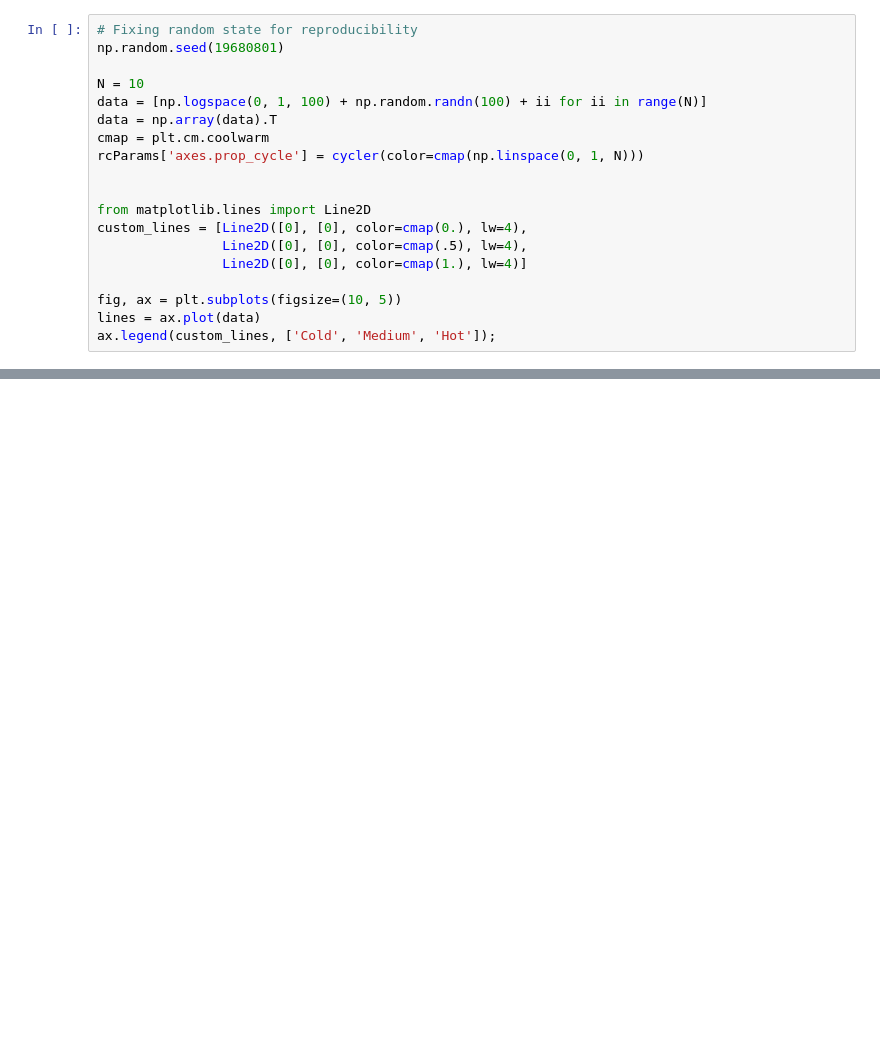
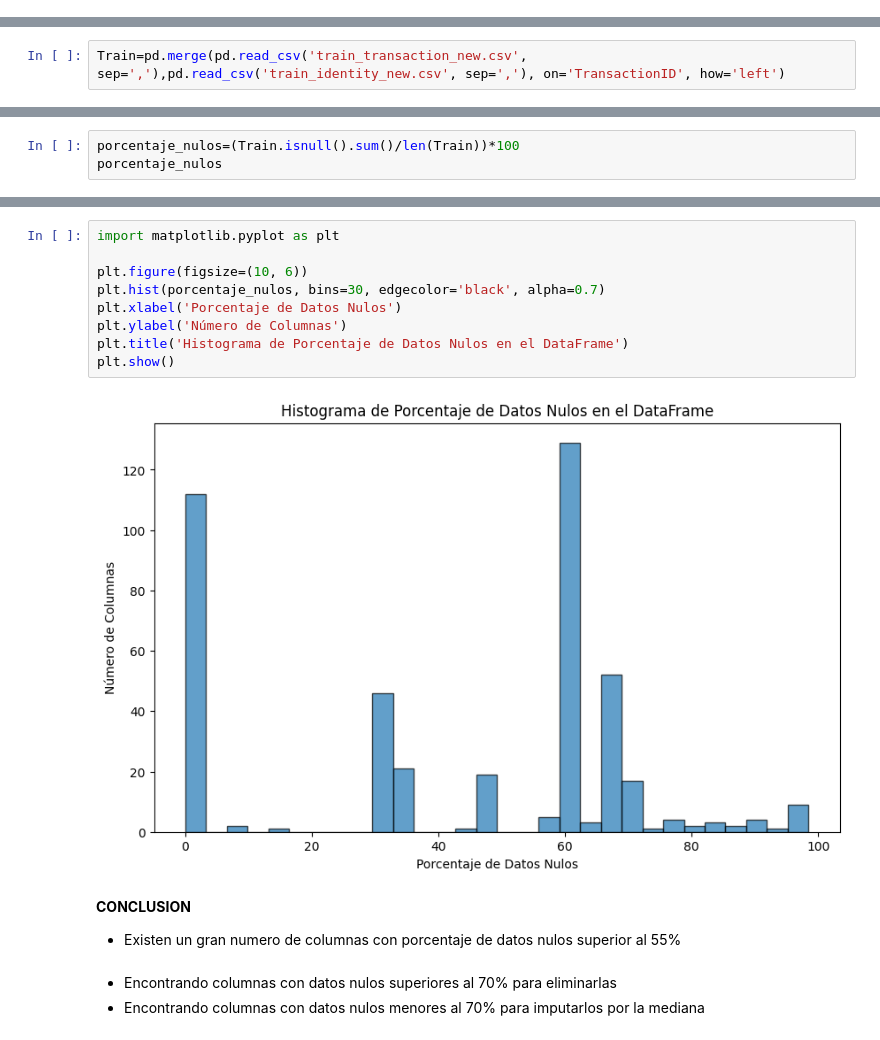
Before and after one commit to gbuvoli/parcial_ML_buvoli, a Jupyter notebook: _sources/notebooks.ipynb, the cells around one changed output, grey strips where cells are left out. Saved outputs shown, nothing was run; the diff lists cells and outputs as text; blank space fills up the shorter version.

```diff
--- a/_sources/notebooks.ipynb
+++ b/_sources/notebooks.ipynb
@@ -47,19 +0,0 @@ plt.ion()
-# %%
-# Fixing random state for reproducibility
-np.random.seed(19680801)
-
-N = 10
-data = [np.logspace(0, 1, 100) + np.random.randn(100) + ii for ii in range(N)]
-data = np.array(data).T
-cmap = plt.cm.coolwarm
-rcParams['axes.prop_cycle'] = cycler(color=cmap(np.linspace(0, 1, N)))
-
-
-from matplotlib.lines import Line2D
-custom_lines = [Line2D([0], [0], color=cmap(0.), lw=4),
-                Line2D([0], [0], color=cmap(.5), lw=4),
-                Line2D([0], [0], color=cmap(1.), lw=4)]
-
-fig, ax = plt.subplots(figsize=(10, 5))
-lines = ax.plot(data)
-ax.legend(custom_lines, ['Cold', 'Medium', 'Hot']);
@@ -72,0 +14,2 @@ import tensorflow
+# %%
+Train=pd.merge(pd.read_csv('train_transaction_new.csv', sep=','),pd.read_csv('train_identity_new.csv', sep=','), on='TransactionID', how='left')
@@ -72,0 +43,3 @@ import tensorflow
+# %%
+porcentaje_nulos=(Train.isnull().sum()/len(Train))*100
+porcentaje_nulos
@@ -72,0 +59,17 @@ import tensorflow
+# %%
+import matplotlib.pyplot as plt
+
+plt.figure(figsize=(10, 6))
+plt.hist(porcentaje_nulos, bins=30, edgecolor='black', alpha=0.7)
+plt.xlabel('Porcentaje de Datos Nulos')
+plt.ylabel('Número de Columnas')
+plt.title('Histograma de Porcentaje de Datos Nulos en el DataFrame')
+plt.show()
+# %% [output]
+[figure, added]
+# %% [markdown]
+**CONCLUSION**
+* Existen un gran numero de columnas con porcentaje de datos nulos superior al 55%
+# %% [markdown]
+* Encontrando columnas con datos nulos superiores al 70% para eliminarlas
+* Encontrando columnas con datos nulos menores al 70% para imputarlos por la mediana
```
Also changed, not shown: parts of 71 cells of this notebook, 10 other files.
